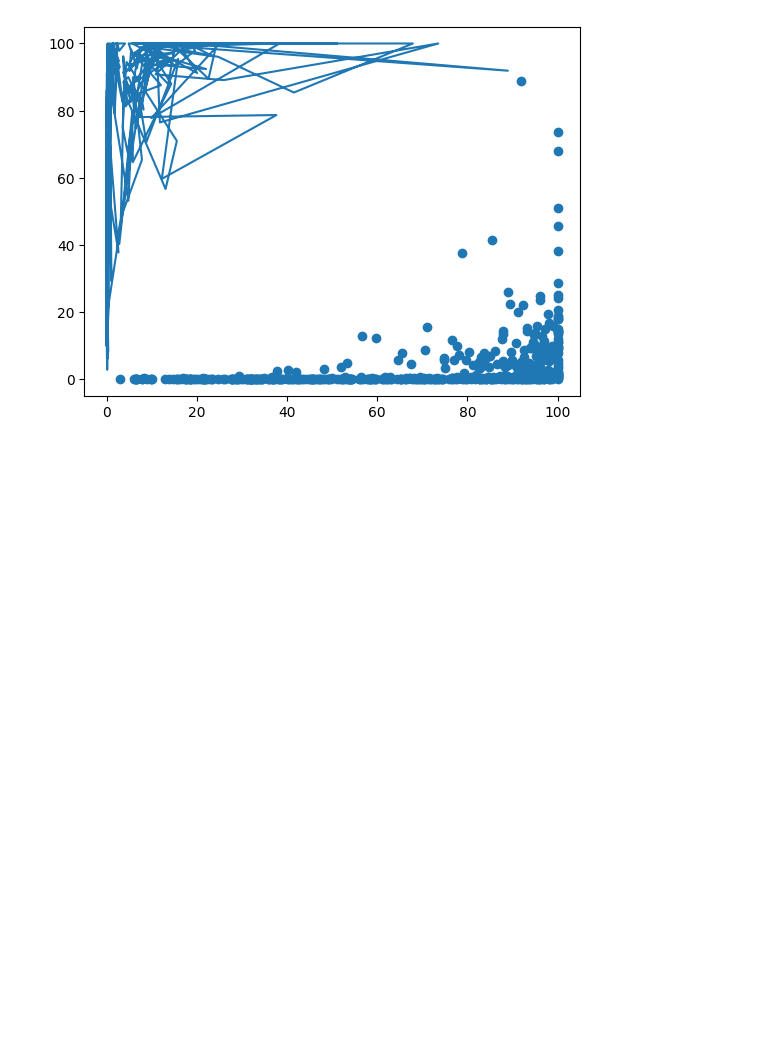
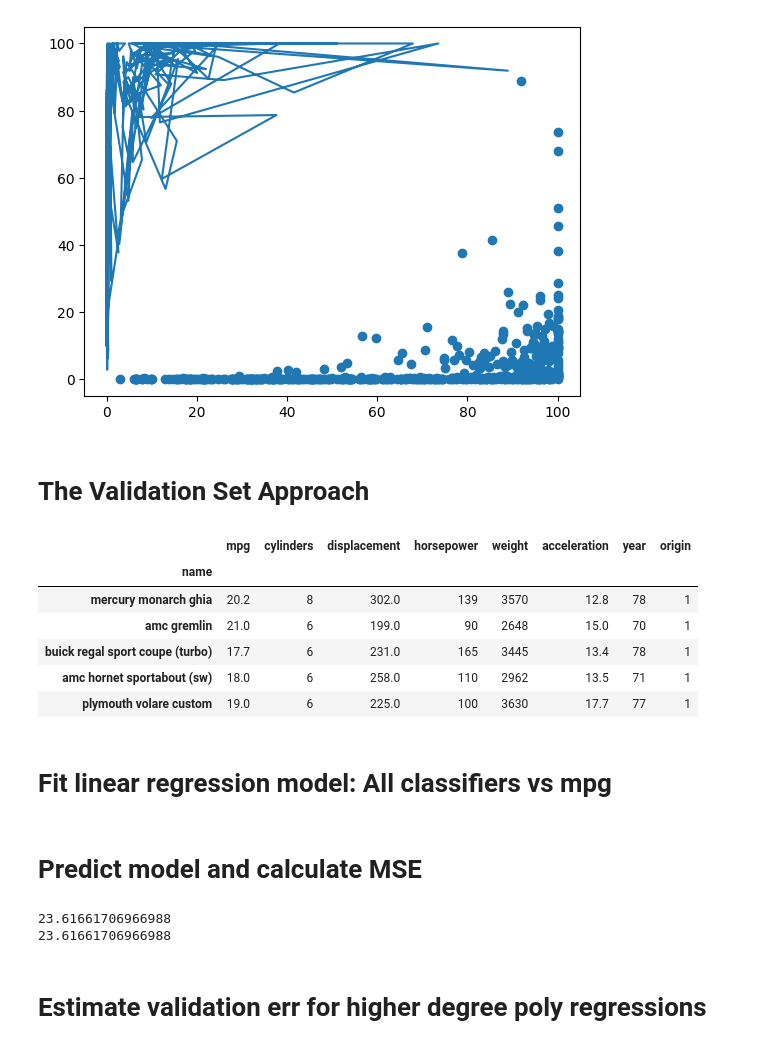
Before and after one commit to woooocoder/machine-learning, a Jupyter notebook: labs/bootstrap/bootstrap.ipynb, the cells around one changed output. Drawn from its saved outputs; the diff is of its cells as text; code cells hidden in the pictures; blank space fills up the shorter version.

```diff
--- a/labs/bootstrap/bootstrap.ipynb
+++ b/labs/bootstrap/bootstrap.ipynb
@@ -74,0 +87,17 @@ plt.plot(y, X)
+# %% [markdown]
+# The Validation Set Approach
+# %%
+Auto = load_data('Auto')
+# Random_state seeds the data
+Auto_train, Auto_valid = train_test_split(Auto, test_size=196, random_state=0)
+Auto_train.head()
+# %% [output]
+|  | mpg | cylinders | displacement | horsepower | weight | acceleration | year | origin |
+| name |  |  |  |  |  |  |  |  |
+| mercury monarch ghia | 20.2 | 8 | 302.0 | 139 | 3570 | 12.8 | 78 | 1 |
+| amc gremlin | 21.0 | 6 | 199.0 | 90 | 2648 | 15.0 | 70 | 1 |
+| buick regal sport coupe (turbo) | 17.7 | 6 | 231.0 | 165 | 3445 | 13.4 | 78 | 1 |
+| amc hornet sportabout (sw) | 18.0 | 6 | 258.0 | 110 | 2962 | 13.5 | 71 | 1 |
+| plymouth volare custom | 19.0 | 6 | 225.0 | 100 | 3630 | 17.7 | 77 | 1 |
+# %% [markdown]
+# Fit linear regression model: All classifiers vs mpg
@@ -74,0 +110,14 @@ plt.plot(y, X)
+# %% [markdown]
+# Predict model and calculate MSE
+# %%
+from sklearn.metrics import mean_squared_error
+X_valid = hp_mm.transform(Auto_valid)
+y_valid = Auto_valid['mpg']
+valid_pred = res.predict(X_valid)
+print(np.mean((y_valid - valid_pred)**2))  # MSE
+print(mean_squared_error(y_valid, valid_pred))
+# %% [output]
+23.61661706966988
+23.61661706966988
+# %% [markdown]
+# Estimate validation err for higher degree poly regressions
```
Also changed, not shown: parts of 7 cells of this notebook, 3 other files.
